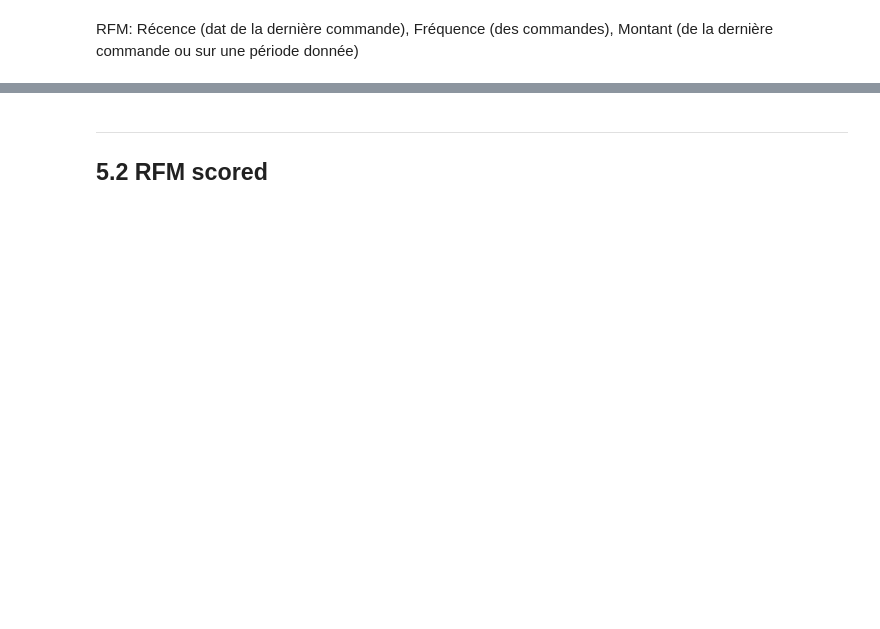
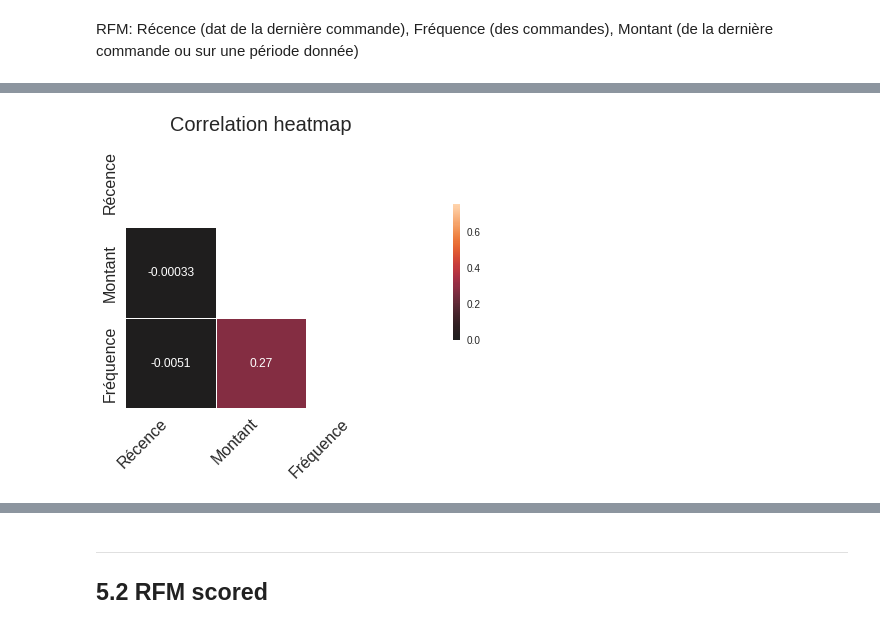
Before and after one commit to curiousmindflow/oc-ml-p4, a Jupyter notebook: modelisation.ipynb, the cells around one changed output, grey strips where cells are left out. Saved outputs shown, nothing was run; the diff lists cells and outputs as text; code cells hidden in the pictures; blank space fills up the shorter version.

```diff
--- a/modelisation.ipynb
+++ b/modelisation.ipynb
@@ -575,0 +559,5 @@ if config["model"]["rfm_raw"]["do"]:
+# %%
+if config["model"]["rfm_raw"]["preparation"]:
+    correlation_heatmap(data, figsize=(20, 5))
+# %% [output]
+[figure, added]
```
Also changed, not shown: parts of 83 cells of this notebook, 2 other files.
